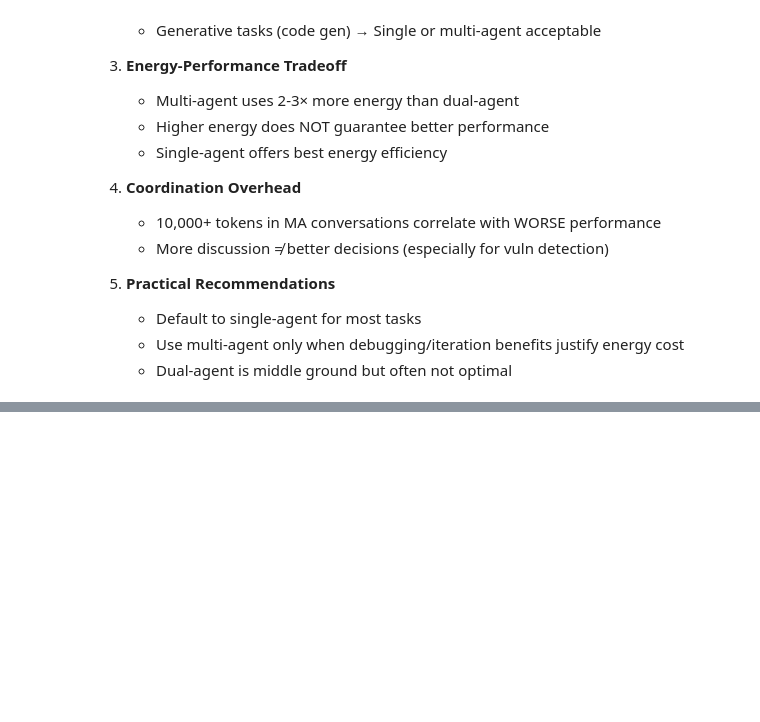
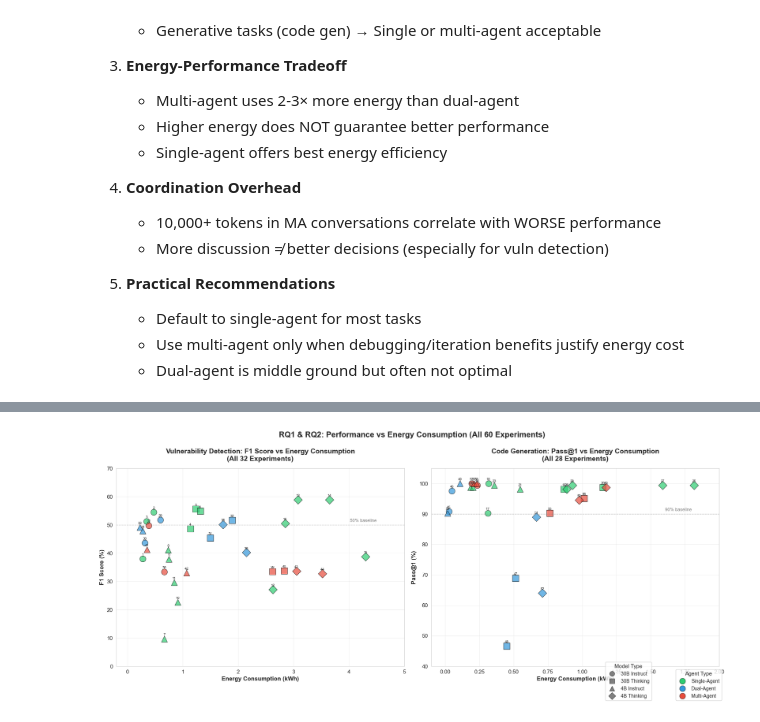
Before and after one commit to unused1/agent-green, a Jupyter notebook: notebooks/rq1_vs_rq2_comparison.ipynb, the cells around one changed output, grey strips where cells are left out. Cells and saved outputs as stored; diff of their text form; code cells hidden in the pictures; blank space fills up the shorter version.

```diff
--- a/notebooks/rq1_vs_rq2_comparison.ipynb
+++ b/notebooks/rq1_vs_rq2_comparison.ipynb
@@ -387,0 +539,100 @@ print(f"\n✅ Summary exported to: {OUTPUT_DIR / 'rq1_vs_rq2_summary.csv'}")
+# %%
+# Create comprehensive scatter plots: F1 vs Energy and Pass@1 vs Energy
+from matplotlib.lines import Line2D
+
+fig, (ax1, ax2) = plt.subplots(1, 2, figsize=(18, 8))
+
+# Color mapping for agent types
+agent_colors = {
+    "Single-Agent": "#2ecc71",  # Green
+    "Dual-Agent": "#3498db",    # Blue
+    "Multi-Agent": "#e74c3c",   # Red
+}
+
+# Marker mapping for model types
+model_markers = {
+    "30B Instruct": "o",
+    "30B Thinking": "s",
+    "4B Instruct": "^",
+    "4B Thinking": "D",
+}
+
+# ============ Plot 1: F1 Score vs Energy (Vulnerability Detection) ============
+ax1.set_title("Vulnerability Detection: F1 Score vs Energy Consumption\n(All 32 Experiments)",
+              fontsize=14, fontweight='bold', pad=15)
+ax1.set_xlabel("Energy Consumption (kWh)", fontsize=12, fontweight='bold')
+ax1.set_ylabel("F1 Score (%)", fontsize=12, fontweight='bold')
+
+df_vuln = df_all[df_all['task'] == 'Vuln']
+for _, row in df_vuln.iterrows():
+    ax1.scatter(row['energy'], row['f1'],
+               c=agent_colors[row['agent']],
+               marker=model_markers[row['model']],
+               s=150, alpha=0.7, edgecolors='black', linewidth=0.8)
+    # Add experiment number label
+    ax1.annotate(str(row['exp']), (row['energy'], row['f1']),
+                fontsize=7, ha='center', va='bottom',
+                xytext=(0, 5), textcoords='offset points')
+
+ax1.set_xlim(-0.2, 5)
+ax1.set_ylim(0, 70)
+ax1.grid(True, alpha=0.3)
+ax1.axhline(y=50, color='gray', linestyle='--', alpha=0.5, linewidth=1)
+ax1.text(4.5, 51, '50% baseline', fontsize=9, color='gray', ha='right')
+
+# ============ Plot 2: Pass@1 vs Energy (Code Generation) ============
+ax2.set_title("Code Generation: Pass@1 vs Energy Consumption\n(All 28 Experiments)",
+              fontsize=14, fontweight='bold', pad=15)
+ax2.set_xlabel("Energy Consumption (kWh)", fontsize=12, fontweight='bold')
+ax2.set_ylabel("Pass@1 (%)", fontsize=12, fontweight='bold')
+
+df_code = df_all[df_all['task'] == 'Code']
+for _, row in df_code.iterrows():
+    ax2.scatter(row['energy'], row['pass1'],
+               c=agent_colors[row['agent']],
+               marker=model_markers[row['model']],
+               s=150, alpha=0.7, edgecolors='black', linewidth=0.8)
+    # Add experiment number label
+    ax2.annotate(str(row['exp']), (row['energy'], row['pass1']),
+                fontsize=7, ha='center', va='bottom',
+                xytext=(0, 5), textcoords='offset points')
+
+ax2.set_xlim(-0.1, 2)
+ax2.set_ylim(40, 105)
+ax2.grid(True, alpha=0.3)
+ax2.axhline(y=90, color='gray', linestyle='--', alpha=0.5, linewidth=1)
+ax2.text(1.8, 91, '90% baseline', fontsize=9, color='gray', ha='right')
+
+# ============ Create Legends ============
+# Agent type legend (colors)
+agent_handles = [Line2D([0], [0], marker='o', color='w', markerfacecolor=c,
+                        markersize=12, label=a, markeredgecolor='black', markeredgewidth=0.5)
+                for a, c in agent_colors.items()]
+
+# Model type legend (markers)
+model_handles = [Line2D([0], [0], marker=m, color='w', markerfacecolor='gray',
+                        markersize=10, markeredgecolor='black', label=mo, markeredgewidth=0.5)
+                for mo, m in model_markers.items()]
+
+# Add legends at lower right
+fig.legend(handles=agent_handles, title="Agent Type",
+          loc='lower right', bbox_to_anchor=(0.99, 0.02), fontsize=10)
+fig.legend(handles=model_handles, title="Model Type",
+          loc='lower right', bbox_to_anchor=(0.88, 0.02), fontsize=10)
+
+plt.tight_layout()
+plt.subplots_adjust(top=0.85, bottom=0.15)
+fig.suptitle("RQ1 & RQ2: Performance vs Energy Consumption (All 60 Experiments)",
+             fontsize=16, fontweight='bold', y=0.98)
+
+# Save figure
+plt.savefig(OUTPUT_DIR / 'rq1_rq2_performance_vs_energy_all60.png', dpi=300, bbox_inches='tight', facecolor='white')
+plt.show()
+
+print("\n📊 Scatter Plot Observations:")
+print("   • Vulnerability: Single-Agent (green) achieves highest F1 scores")
+print("   • Vulnerability: Multi-Agent (red) clusters in low F1, high energy region")
+print("   • Code Gen: Most configurations achieve >90% Pass@1")
+print("   • Code Gen: Thinking models (#47, #48, #52) show notable performance drops")
+# %% [output]
+[figure, added]
```
Also changed, not shown: parts of 22 cells of this notebook, 29 other files.
